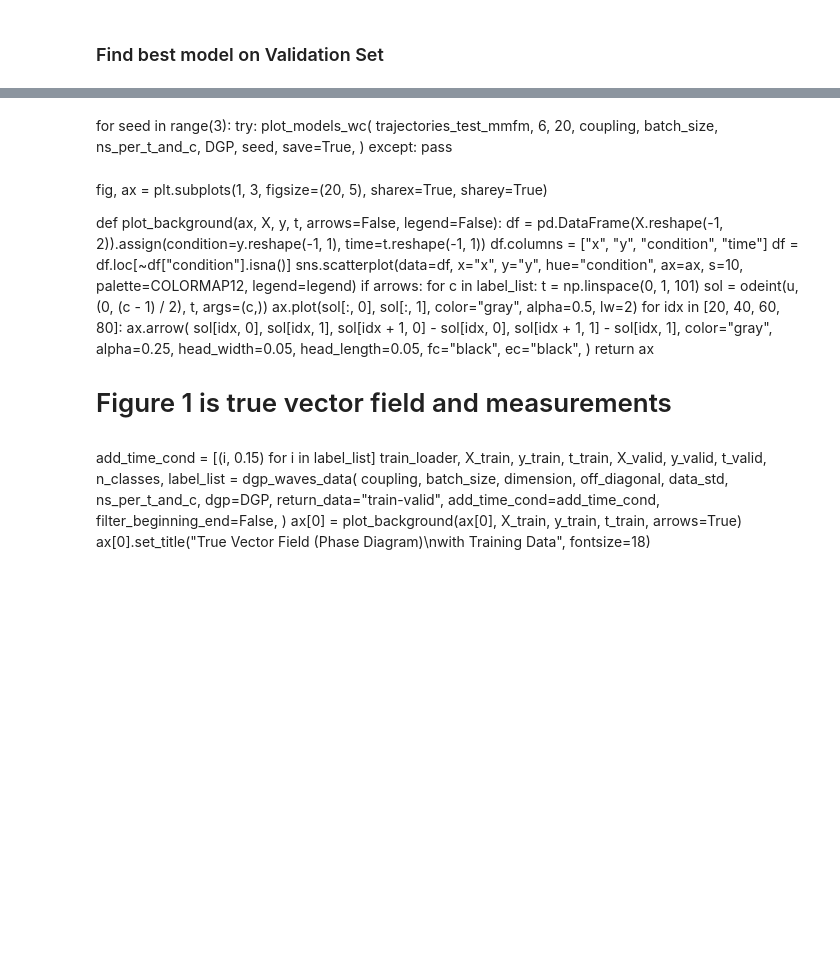
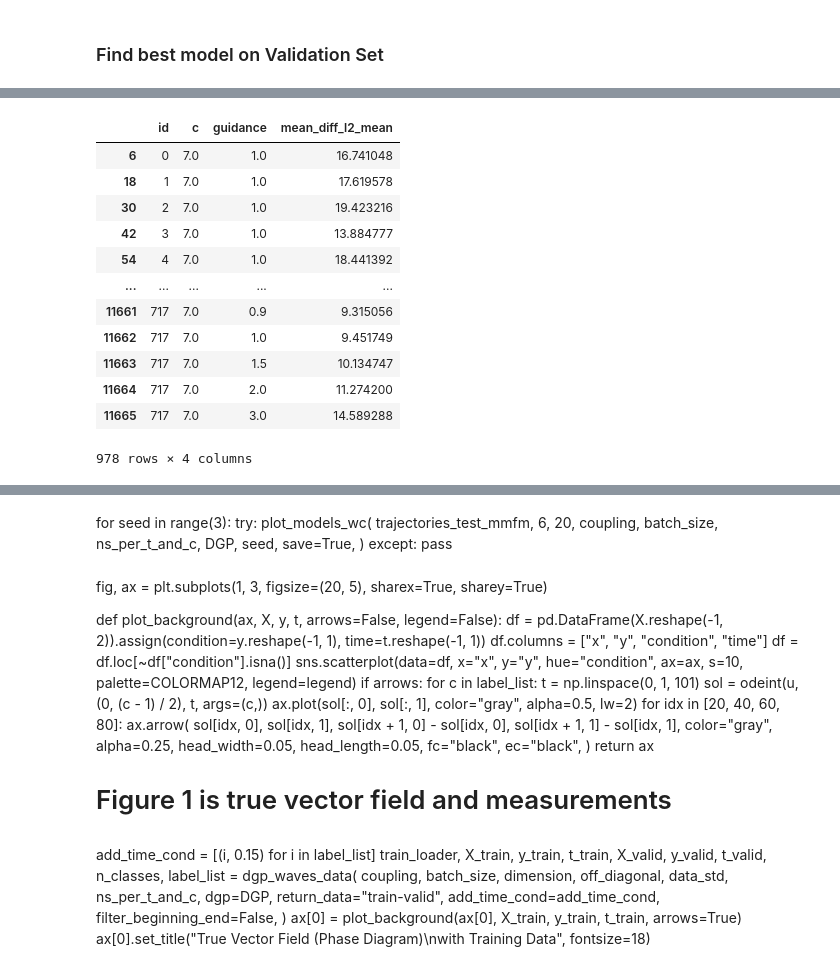
Before and after one commit to pqhhust/MMFM, a Jupyter notebook: experiments/weather/evaluate_weather.ipynb, the cells around one changed output, grey strips where cells are left out. Cells and saved outputs as stored; diff of their text form; code cells hidden in the pictures; blank space fills up the shorter version.

```diff
--- a/experiments/weather/evaluate_weather.ipynb
+++ b/experiments/weather/evaluate_weather.ipynb
@@ -465,0 +573,16 @@ X_test, y_test, t_test, n_classes, timepoints, all_classes = dgp_beijing_data(
+# %%
+df_agg2.loc[(df_agg2.c == 7) & (df_agg2.c != 1)]
+# %% [output]
+|  | id | c | guidance | mean_diff_l2_mean |
+| 6 | 0 | 7.0 | 1.0 | 16.741048 |
+| 18 | 1 | 7.0 | 1.0 | 17.619578 |
+| 30 | 2 | 7.0 | 1.0 | 19.423216 |
+| 42 | 3 | 7.0 | 1.0 | 13.884777 |
+| 54 | 4 | 7.0 | 1.0 | 18.441392 |
+| ... | ... | ... | ... | ... |
+| 11661 | 717 | 7.0 | 0.9 | 9.315056 |
+| 11662 | 717 | 7.0 | 1.0 | 9.451749 |
+| 11663 | 717 | 7.0 | 1.5 | 10.134747 |
+| 11664 | 717 | 7.0 | 2.0 | 11.274200 |
+| 11665 | 717 | 7.0 | 3.0 | 14.589288 |
+978 rows × 4 columns
```
Also changed, not shown: parts of 14 cells of this notebook, 4 other files.
